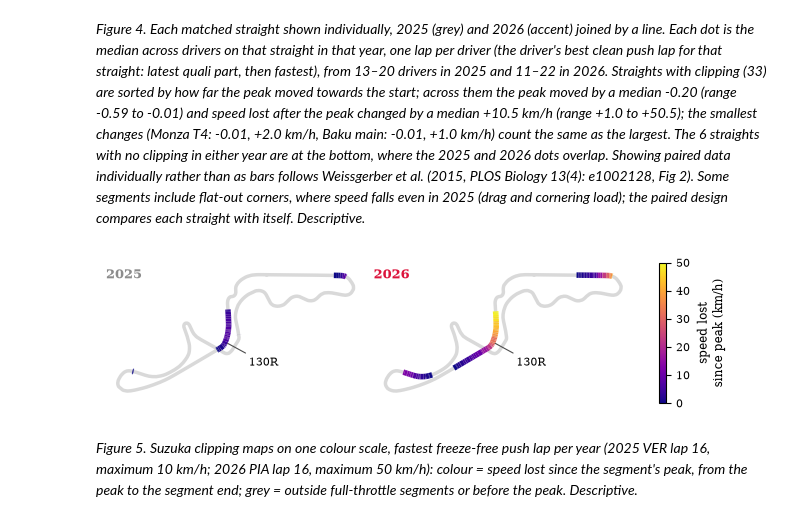
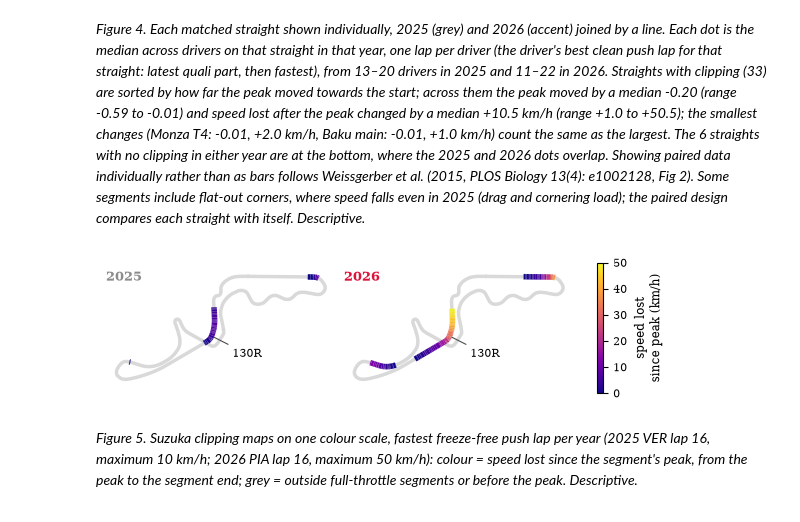
Before and after one commit to see7ien/Flat-Out, a Jupyter notebook: 03_regulations.ipynb, the cells around one changed output. Drawn from its saved outputs; the diff is of its cells as text; code cells hidden in the pictures.

```diff
--- a/03_regulations.ipynb
+++ b/03_regulations.ipynb
@@ -393,15 +393,13 @@ for y, P in prof.items():
         a.plot(GRID, q50, color=YEAR_COLOR[y], lw=1.5)
         a.axvline(vmed[y], color=YEAR_COLOR[y], ls="--", lw=1)
     axz.text(1.005, q50[-1], f"{y}", color=YEAR_COLOR[y], va="center", fontsize=8, fontweight="bold")
+    ax.text(vmed[y] - 0.01, 1.0, f"{y} peak", transform=ax.get_xaxis_transform(), color=YEAR_COLOR[y],
+            fontsize=8, ha="right", va="bottom")
 ax.set(xlim=(0, 1.08), xlabel="distance along the full-throttle segment (normalised)", ylabel="speed / segment peak speed")
-
 axz.set(xlim=(0.6, 1.04), ylim=(0.90, 1.01), xlabel="zoom: last 40 % of the segment")
-ax.indicate_inset_zoom(axz, edgecolor="0.5") # aaah.
-
-ax.legend(handles=[plt.Line2D([], [], color=YEAR_COLOR[y], lw=1.5, label=f"{y} median (band = IQR)") for y in prof]
-            + [plt.Line2D([], [], color="0.3", lw=1, ls="--", label="median peak position")],
-            frameon=False, loc="lower left", bbox_to_anchor=(0.12, 0.0))
+ax.indicate_inset_zoom(axz, edgecolor="0.5")
+ax.legend(handles=[plt.Line2D([], [], color=YEAR_COLOR[y], lw=1.5, label=f"{y} median (band = IQR)") for y in prof],
+          frameon=False, loc="lower left", bbox_to_anchor=(0.12, 0.0))
 fig.savefig(FIG / "fig_regs_speed_signature.pdf")
-
 plt.show()
 # %% [output]
@@ -490,35 +488,35 @@ def clipping_lap(year, rnd, key):
         loss.iloc[k:b] = sp.max() - car.Speed.to_numpy()[k:b]
     tel = pd.merge_asof(lap.telemetry[["SessionTime", "X", "Y"]].sort_values("SessionTime"),  # merged telemetry for drawing only (HAC)
                         pd.DataFrame({"SessionTime": car.SessionTime, "Loss": loss.to_numpy()}), on="SessionTime", direction="nearest")
     return ses, lap, tel
 
 
 suz = pairs[pairs.CircuitName == "Suzuka"].iloc[0]
 maps = {y: clipping_lap(y, rnd, key) for y, rnd, key in [(2025, suz.Round25, suz.Key25), (2026, suz.Round26, suz.Key26)]}
 norm = plt.Normalize(0, max(np.nanmax(t.Loss) for _, _, t in maps.values()))
-fig, axes = plt.subplots(1, 2, figsize=(FULL_W, 1.6), layout="constrained")
+fig, axes = plt.subplots(1, 2, figsize=(0.9 * FULL_W, 1.5), layout="constrained")
 for ax, (y, (ses, lap, tel)) in zip(axes, maps.items()):
     ci = ses.get_circuit_info()
     ang = ci.rotation / 180 * np.pi
     pts = rotate(tel[["X", "Y"]].to_numpy(), ang).reshape(-1, 1, 2)
     segs = np.concatenate([pts[:-1], pts[1:]], axis=1)  # FastF1 example "Speed visualization on track map"
     on = tel.Loss.notna().to_numpy()
     keep = on[:-1] & on[1:]
     ax.plot(pts[:, 0, 0], pts[:, 0, 1], color="0.85", lw=2.5, zorder=1, solid_capstyle="round")
     lc = LineCollection(segs[keep], cmap="plasma", norm=norm, lw=4, zorder=2, capstyle="butt")
     lc.set_array(tel.Loss.to_numpy()[:-1][keep])
     ax.add_collection(lc)
     c15 = ci.corners.set_index("Number").loc[15]
     p15 = rotate([c15.X, c15.Y], ang)
     ax.annotate("130R", xy=p15, xytext=p15 + np.array([2000, -2000]), fontsize=8, arrowprops=dict(arrowstyle="-", color="0.3", lw=0.8))
     ax.set_aspect("equal")
     ax.axis("off")
     ax.text(0, 1, str(y), transform=ax.transAxes, fontsize=9, fontweight="bold", color=YEAR_COLOR[y], va="top")
 fig.colorbar(lc, ax=axes, shrink=0.95, label="speed lost\nsince peak (km/h)")
 fig.savefig(FIG / "fig_regs_suzuka_maps.pdf")
 plt.show()
 # %% [output]
-[figure, old version]
+[figure, new version]
 # %%
 caption("Figure", "maps", "Suzuka clipping maps on one colour scale, fastest freeze-free push lap per year (" + "; ".join(
     f"{y} {l['Driver']} lap {int(l['LapNumber'])}, maximum {np.nanmax(t.Loss):.0f} km/h" for y, (_, l, t) in maps.items())
```
Also changed, not shown: parts of 1 cell of this notebook, 20 other files.
